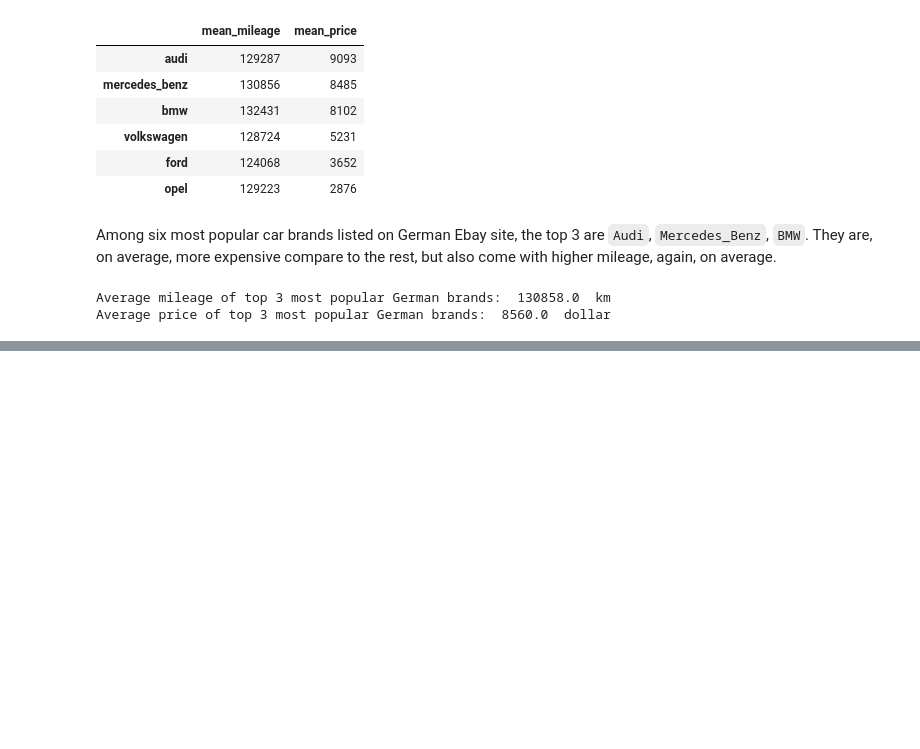
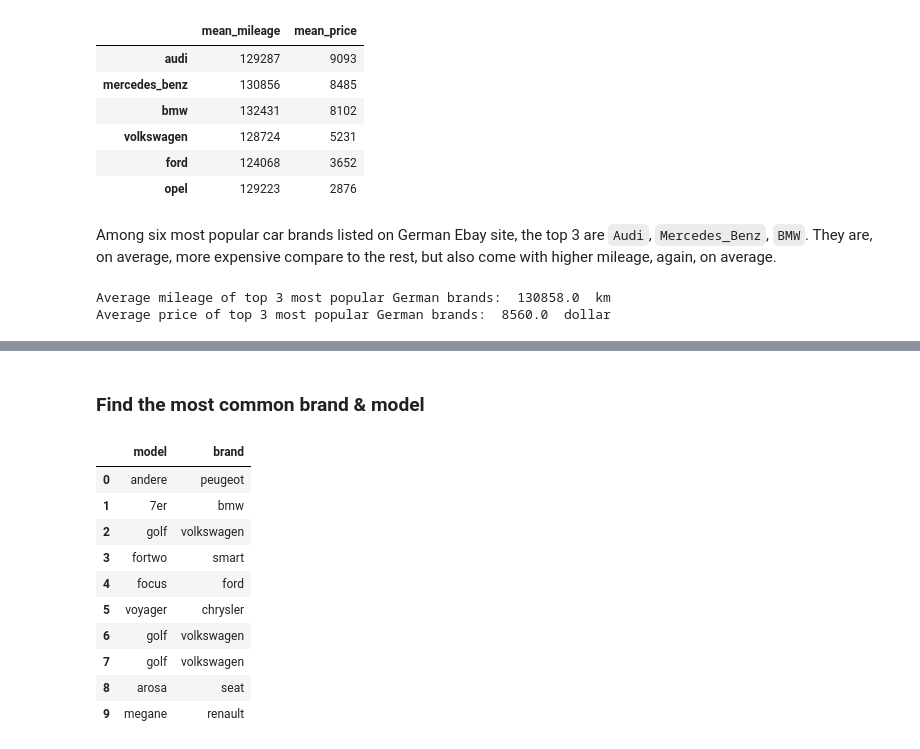
Before and after one commit to bchukt/Exploring-eBay-Car-Sales-Data, a Jupyter notebook: Basics.ipynb, the cells around one changed output, grey strips where cells are left out. Cells and saved outputs as stored; diff of their text form; code cells hidden in the pictures; blank space fills up the shorter version.

```diff
--- a/Basics.ipynb
+++ b/Basics.ipynb
@@ -518,4 +513,0 @@ autos_german_to_eng = {'privat':'private', 'gewerblich':'business', 'Angebot':'o
-# %%
-autos['seller'] = autos['seller'].map(autos_german_to_eng)
-
-autos['seller'].unique()
@@ -524,4 +513,0 @@ array(['private', 'business'], dtype=object)
-# %%
-autos['offer_type'] = autos['offer_type'].map(autos_german_to_eng)
-
-autos['offer_type'].unique()
@@ -529,0 +514,11 @@ array(['offer', 'request'], dtype=object)
+# %%
+autos_german_to_eng = {'privat':'private', 'gewerblich':'business', 'Angebot':'offer','Gesuch':'request','manuell': 'manual'
+                       ,'automatik':'auto', "kleinwagen":"compact car", "kombi":"van", "bus":"bus","limousine":"limousine",
+                       "coupe":"coupe","suv":"suv","cabrio":"convertible","andere":"other","cng":"c.n.g","lpg":"l.p.g",
+                      "benzin":"gasoline","diesel":"diesel","hybrid":"hybrid","elektro":"electric","nein":"none","ja":"yes"}
+# %%
+for col in cate_col:
+    autos[col] = autos[col].map(autos_german_to_eng)
+    print(col + ' column:')
+    print(list(autos[col].unique()))
+    print('\n')
@@ -543,0 +571,16 @@ autos[lst].head()
+# %% [markdown]
+### Find the most common brand & model
+# %%
+autos[['model','brand']].head(10)
+# %% [output]
+|  | model | brand |
+| 0 | andere | peugeot |
+| 1 | 7er | bmw |
+| 2 | golf | volkswagen |
+| 3 | fortwo | smart |
+| 4 | focus | ford |
+| 5 | voyager | chrysler |
+| 6 | golf | volkswagen |
+| 7 | golf | volkswagen |
+| 8 | arosa | seat |
+| 9 | megane | renault |
```
Also changed, not shown: parts of 21 cells of this notebook.
